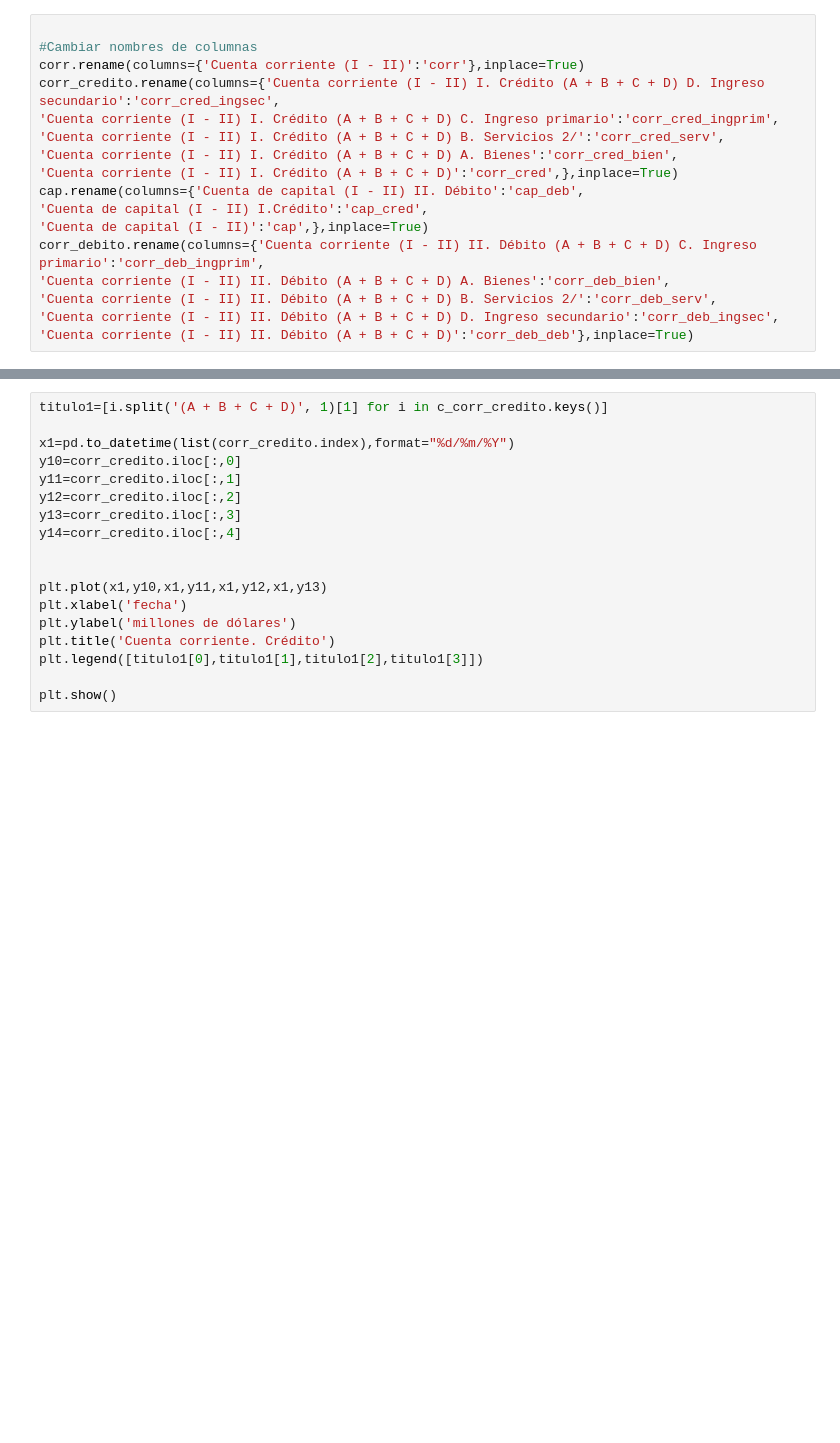
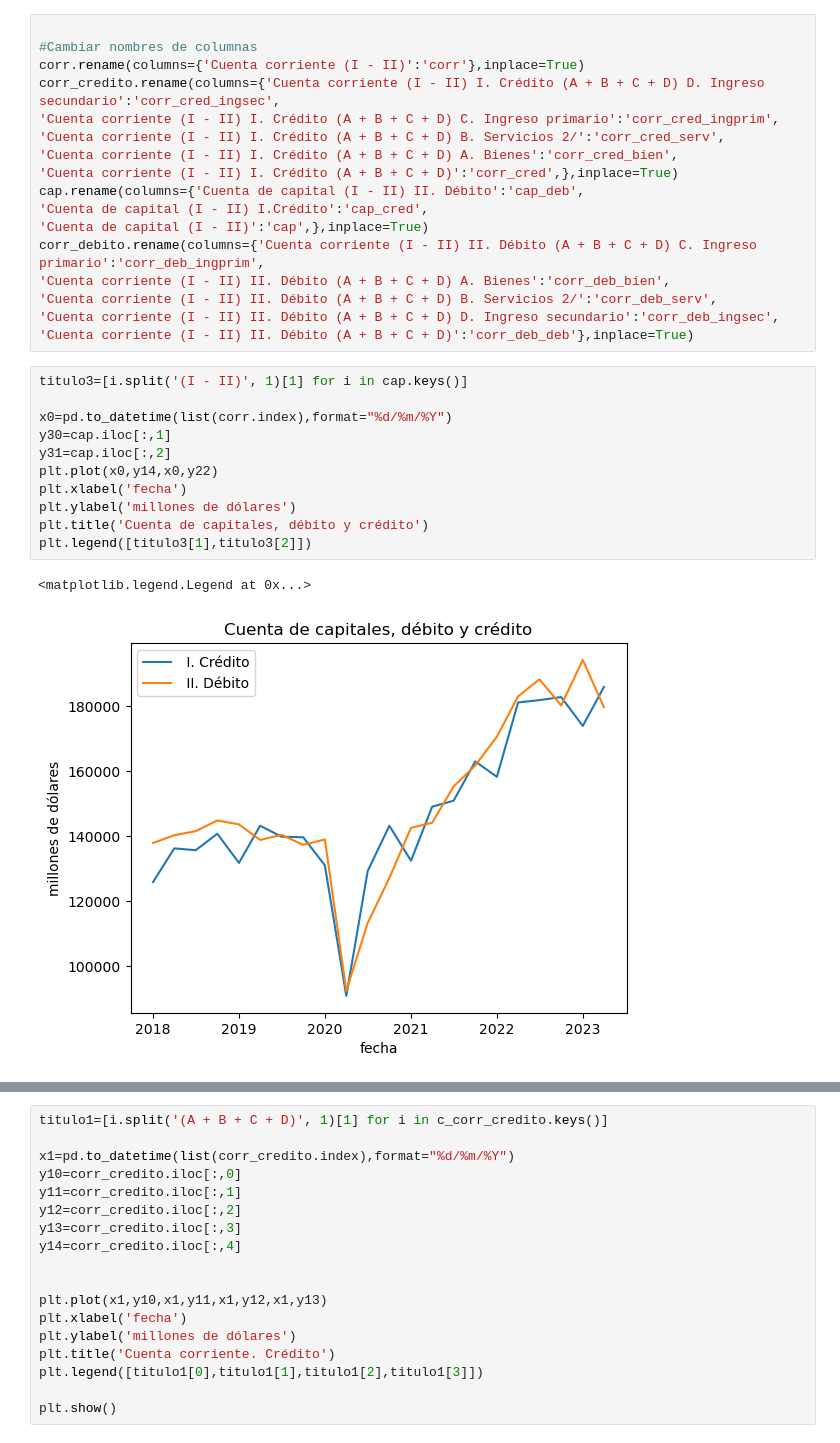
Before and after one commit to sparkieth/estancia_investigacion, a Jupyter notebook: modelacion_economica/modelo_cuenta_corriente.ipynb, the cells around one changed output, grey strips where cells are left out. Drawn from its saved outputs; the diff is of its cells as text; blank space fills up the shorter version.

```diff
--- a/modelacion_economica/modelo_cuenta_corriente.ipynb
+++ b/modelacion_economica/modelo_cuenta_corriente.ipynb
@@ -44,3 +45,17 @@ corr_debito.rename(columns={'Cuenta corriente (I - II) II. Débito (A + B + C +
 'Cuenta corriente (I - II) II. Débito (A + B + C + D) B. Servicios 2/':'corr_deb_serv',
 'Cuenta corriente (I - II) II. Débito (A + B + C + D) D. Ingreso secundario':'corr_deb_ingsec',
 'Cuenta corriente (I - II) II. Débito (A + B + C + D)':'corr_deb_deb'},inplace=True)
+# %%
+titulo3=[i.split('(I - II)', 1)[1] for i in cap.keys()]
+
+x0=pd.to_datetime(list(corr.index),format="%d/%m/%Y")
+y30=cap.iloc[:,1]
+y31=cap.iloc[:,2]
+plt.plot(x0,y14,x0,y22)
+plt.xlabel('fecha')
+plt.ylabel('millones de dólares')
+plt.title('Cuenta de capitales, débito y crédito')
+plt.legend([titulo3[1],titulo3[2]])
+# %% [output]
+<matplotlib.legend.Legend at 0x...>
+[figure, added]
```
Also changed, not shown: parts of 12 cells of this notebook.
